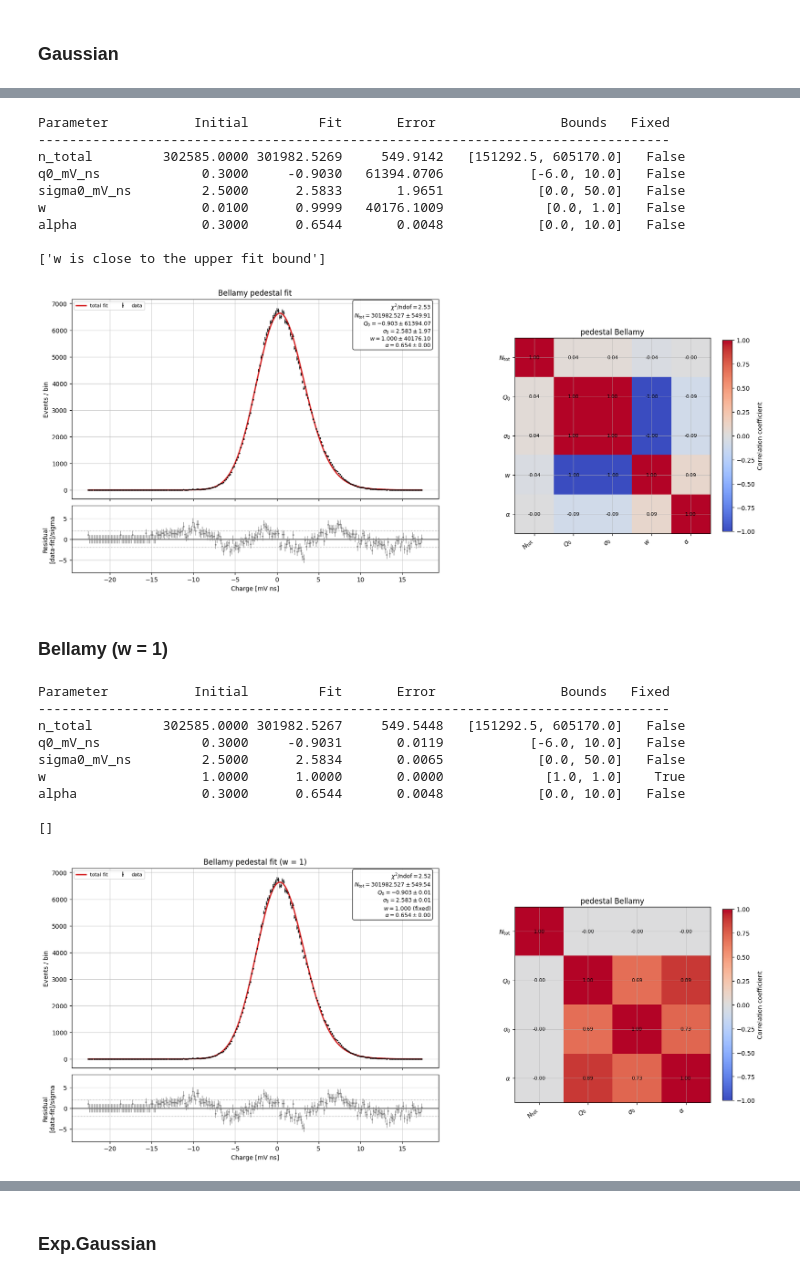
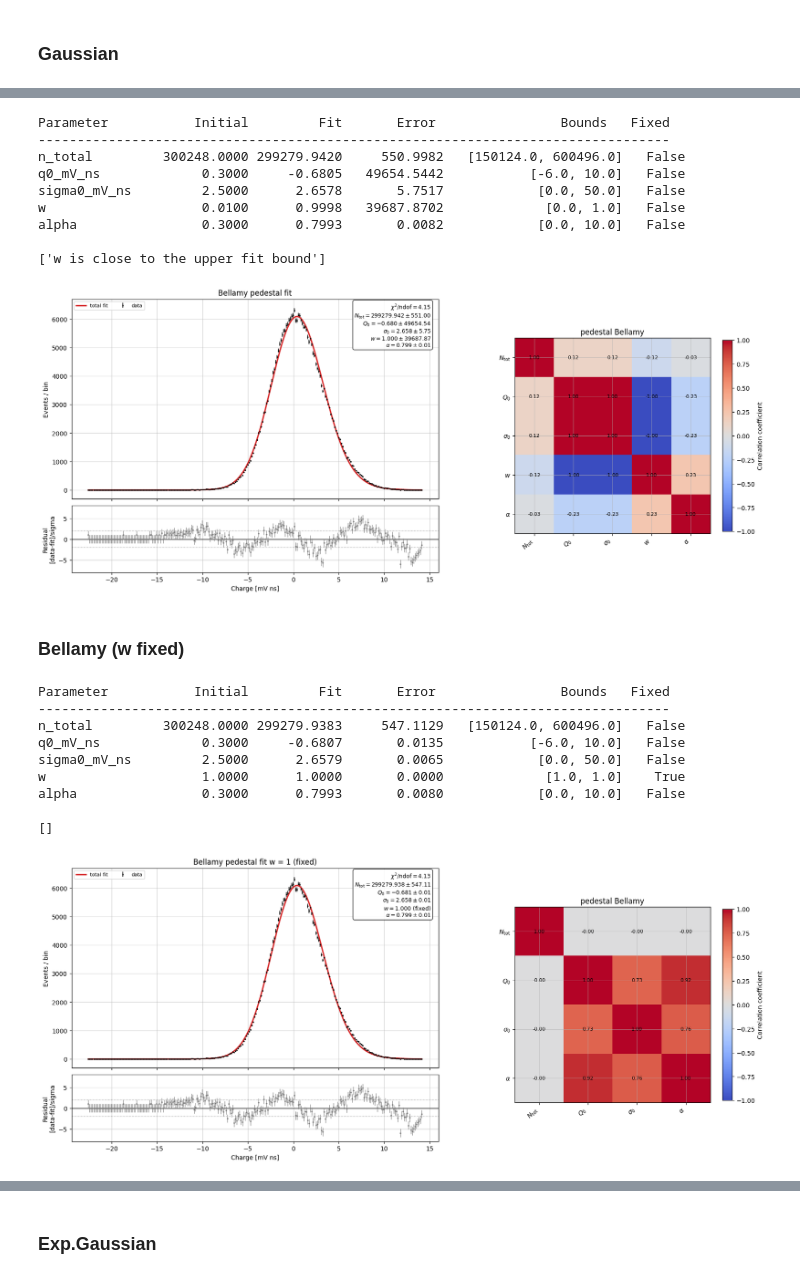
Before and after one commit to TAU-neutrino-lab/PMT-characterization, a Jupyter notebook: PMT-calibration/fit_pedestal.ipynb, the cells around one changed output, grey strips where cells are left out. Cells and saved outputs as stored; diff of their text form; code cells hidden in the pictures.

```diff
--- a/PMT-calibration/fit_pedestal.ipynb
+++ b/PMT-calibration/fit_pedestal.ipynb
@@ -64,9 +65,9 @@ Number of files loaded: 10
 # %% [markdown]
 ### if and where to save plots
 # %%
-save_plots = True
+save_plots = False
 # save_dir = 'plots_fit_results_850V_20MHz'
-save_dir = 'plots_fit_results_pedestal'
+save_dir = 'plots_fit_results/pedestal'
 file_nickname = file_name
 # %% [markdown]
 # Configuration
@@ -93,5 +93,5 @@ selection_peak_threshold_max_mV   = cfg.general.global_peak_voltage_max_mV
 # %%
-max_sample_events = 2
+max_sample_events = 1
 
 sample = read_waveform_sample(files, max_events=max_sample_events)
 time_ns = sample["time_ns"]
@@ -176,5 +178,7 @@ axes.legend();
 # %%
-pedestal_mask = ( df_sel.peak_amplitude_mV<=0.5)
+ped_threshold_mV = 0.3
+# pedestal_mask = ( df_sel.peak_amplitude_mV<=np.max(df_sel.peak_amplitude_mV)+1)
+pedestal_mask = ( df_sel.peak_amplitude_mV<=ped_threshold_mV)
 df_ped = df_sel[pedestal_mask].copy()
 waveforms_ped = waveforms_sel[pedestal_mask.values]
 print('pedestal selection efficiency: ', waveforms_ped.shape[0]/waveforms_sel.shape[0])
@@ -253,40 +277,42 @@ save_plot(fig, save_plots, save_dir, file_nickname, f"fit_pedestal_Bellamy_{nbin
 # %% [output]
 Parameter           Initial         Fit       Error                Bounds   Fixed
 ---------------------------------------------------------------------------------
-n_total         302585.0000 301982.5269     549.9142   [151292.5, 605170.0]   False
-q0_mV_ns             0.3000     -0.9030   61394.0706           [-6.0, 10.0]   False
-sigma0_mV_ns         2.5000      2.5833       1.9651            [0.0, 50.0]   False
-w                    0.0100      0.9999   40176.1009             [0.0, 1.0]   False
-alpha                0.3000      0.6544       0.0048            [0.0, 10.0]   False
+n_total         300248.0000 299279.9420     550.9982   [150124.0, 600496.0]   False
+q0_mV_ns             0.3000     -0.6805   49654.5442           [-6.0, 10.0]   False
+sigma0_mV_ns         2.5000      2.6578       5.7517            [0.0, 50.0]   False
+w                    0.0100      0.9998   39687.8702             [0.0, 1.0]   False
+alpha                0.3000      0.7993       0.0082            [0.0, 10.0]   False
 
 ['w is close to the upper fit bound']
-[figure, old version]
+[figure, new version]
 # %% [markdown]
-### Bellamy (w = 1)
+### Bellamy (w fixed)
 # %%
+
+w_fixed = 1
 p0_pedestal_bel = {
     # Format: [initial_value, lower_bound, upper_bound, isFixed]
     "n_total":      [len(charge_ped_mV_ns), 0.5 * len(charge_ped_mV_ns), 2.0 * len(charge_ped_mV_ns), False],
     "q0_mV_ns":     [0.3, -6.0, 10.0,  False],
     "sigma0_mV_ns": [2.5, 1e-4, 50.0,  False],
-    "w":            [1.0, 0., 1.,      True], # probability that a measured signal is accompanied by a type-2 bkg process
+    "w":            [w_fixed, 0., 1.,      True], # probability that a measured signal is accompanied by a type-2 bkg process
     "alpha":        [0.3, 0., 10.,     False], # coeff. of the exponential decay of type 2-background (positive)
 }
 fit_ped_bel = fit_pedestal_bellamy( charge_ped_mV_ns, p0=p0_pedestal_bel, fit_range=fit_ped_range)
 print_fit_result_table(fit_ped_bel)
 print()
 print(fit_ped_bel["diagnostics"])
 
-fig, ax_fit, ax_resid, ax_corr = plot_fit_summary( fit_ped_bel, title="Bellamy pedestal fit (w = 1)", shrink_colorbar=0.7, component_visibility_fraction=0, logscale=False)
-save_plot(fig, save_plots, save_dir, file_nickname, f"fit_pedestal_Bellamy_{nbins}bins_wFixedTo1",  Nevents=None);
+fig, ax_fit, ax_resid, ax_corr = plot_fit_summary( fit_ped_bel, title=f"Bellamy pedestal fit w = {w_fixed} (fixed)", shrink_colorbar=0.7, component_visibility_fraction=0, logscale=False)
+save_plot(fig, save_plots, save_dir, file_nickname, f"fit_pedestal_Bellamy_{nbins}bins_w{w_fixed}",  Nevents=None);
 # %% [output]
 Parameter           Initial         Fit       Error                Bounds   Fixed
 ---------------------------------------------------------------------------------
-n_total         302585.0000 301982.5267     549.5448   [151292.5, 605170.0]   False
-q0_mV_ns             0.3000     -0.9031       0.0119           [-6.0, 10.0]   False
-sigma0_mV_ns         2.5000      2.5834       0.0065            [0.0, 50.0]   False
+n_total         300248.0000 299279.9383     547.1129   [150124.0, 600496.0]   False
+q0_mV_ns             0.3000     -0.6807       0.0135           [-6.0, 10.0]   False
+sigma0_mV_ns         2.5000      2.6579       0.0065            [0.0, 50.0]   False
 w                    1.0000      1.0000       0.0000             [1.0, 1.0]    True
-alpha                0.3000      0.6544       0.0048            [0.0, 10.0]   False
+alpha                0.3000      0.7993       0.0080            [0.0, 10.0]   False
 
 []
-[figure, old version]
+[figure, new version]
```
Also changed, not shown: parts of 20 cells of this notebook, 2 other files.
